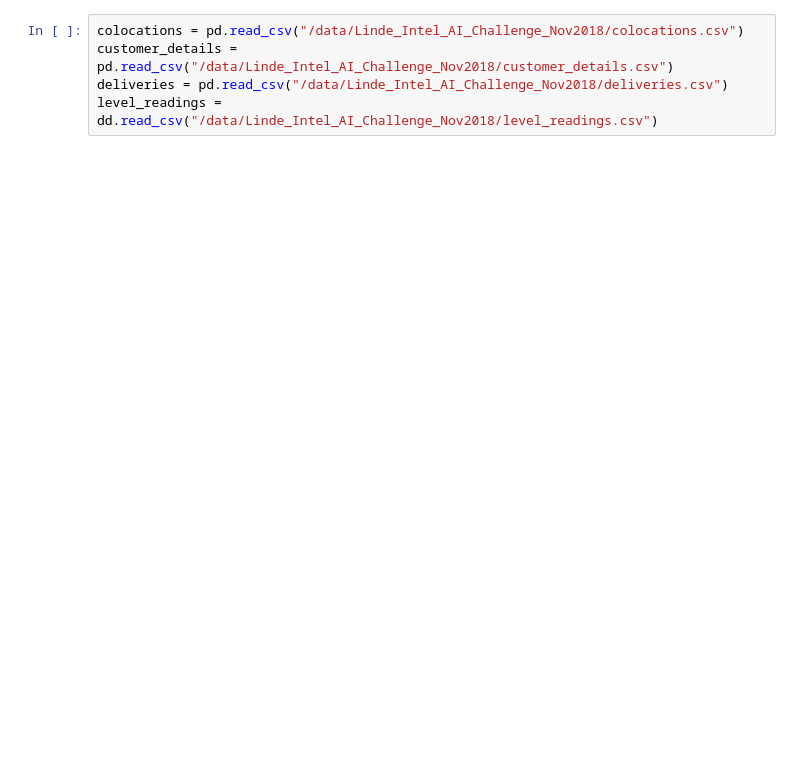
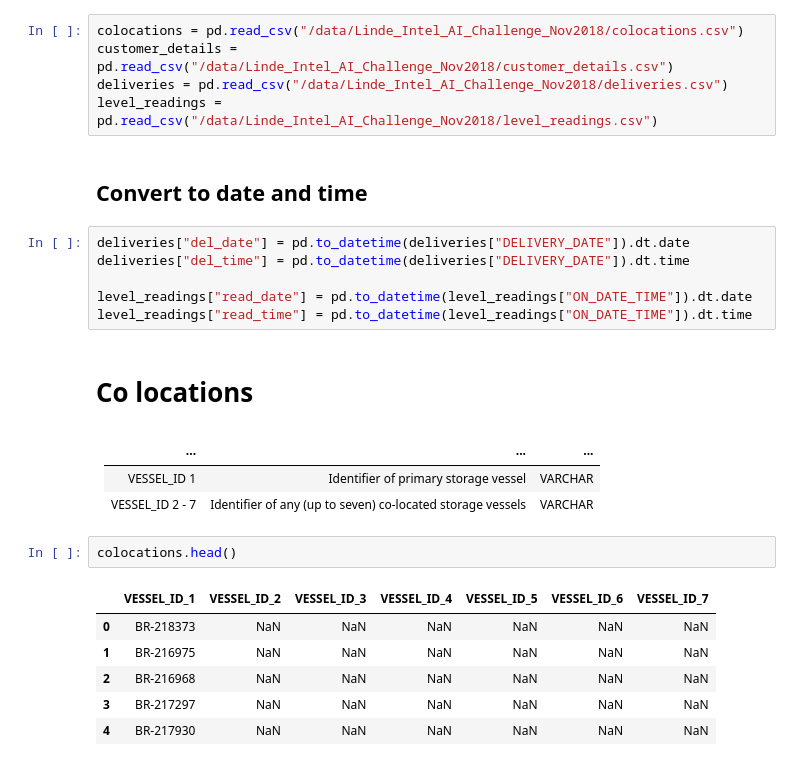
Before and after one commit to kiranvasudev/linde_hackathon, a Jupyter notebook: Preprocessing.ipynb, the cells around one changed output. Cells and saved outputs as stored; diff of their text form; blank space fills up the shorter version.

```diff
--- a/Preprocessing.ipynb
+++ b/Preprocessing.ipynb
@@ -12,4 +14,28 @@ Loading BokehJS ...
 colocations = pd.read_csv("/data/Linde_Intel_AI_Challenge_Nov2018/colocations.csv")
 customer_details = pd.read_csv("/data/Linde_Intel_AI_Challenge_Nov2018/customer_details.csv")
 deliveries = pd.read_csv("/data/Linde_Intel_AI_Challenge_Nov2018/deliveries.csv")
-level_readings = dd.read_csv("/data/Linde_Intel_AI_Challenge_Nov2018/level_readings.csv")
+level_readings = pd.read_csv("/data/Linde_Intel_AI_Challenge_Nov2018/level_readings.csv")
+# %% [markdown]
+## Convert to date and time
+# %%
+deliveries["del_date"] = pd.to_datetime(deliveries["DELIVERY_DATE"]).dt.date
+deliveries["del_time"] = pd.to_datetime(deliveries["DELIVERY_DATE"]).dt.time
+
+level_readings["read_date"] = pd.to_datetime(level_readings["ON_DATE_TIME"]).dt.date
+level_readings["read_time"] = pd.to_datetime(level_readings["ON_DATE_TIME"]).dt.time
+# %% [markdown]
+# Co locations
+# %% [markdown]
+| ... | ... | ... |
+| --- | --- | --- |
+|VESSEL_ID 1 |Identifier of primary storage vessel |VARCHAR|
+|VESSEL_ID 2 - 7 |Identifier of any (up to seven) co-located storage vessels |VARCHAR|
+# %%
+colocations.head()
+# %% [output]
+|  | VESSEL_ID_1 | VESSEL_ID_2 | VESSEL_ID_3 | VESSEL_ID_4 | VESSEL_ID_5 | VESSEL_ID_6 | VESSEL_ID_7 |
+| 0 | BR-218373 | NaN | NaN | NaN | NaN | NaN | NaN |
+| 1 | BR-216975 | NaN | NaN | NaN | NaN | NaN | NaN |
+| 2 | BR-216968 | NaN | NaN | NaN | NaN | NaN | NaN |
+| 3 | BR-217297 | NaN | NaN | NaN | NaN | NaN | NaN |
+| 4 | BR-217930 | NaN | NaN | NaN | NaN | NaN | NaN |
```
Also changed, not shown: parts of 17 cells of this notebook.
